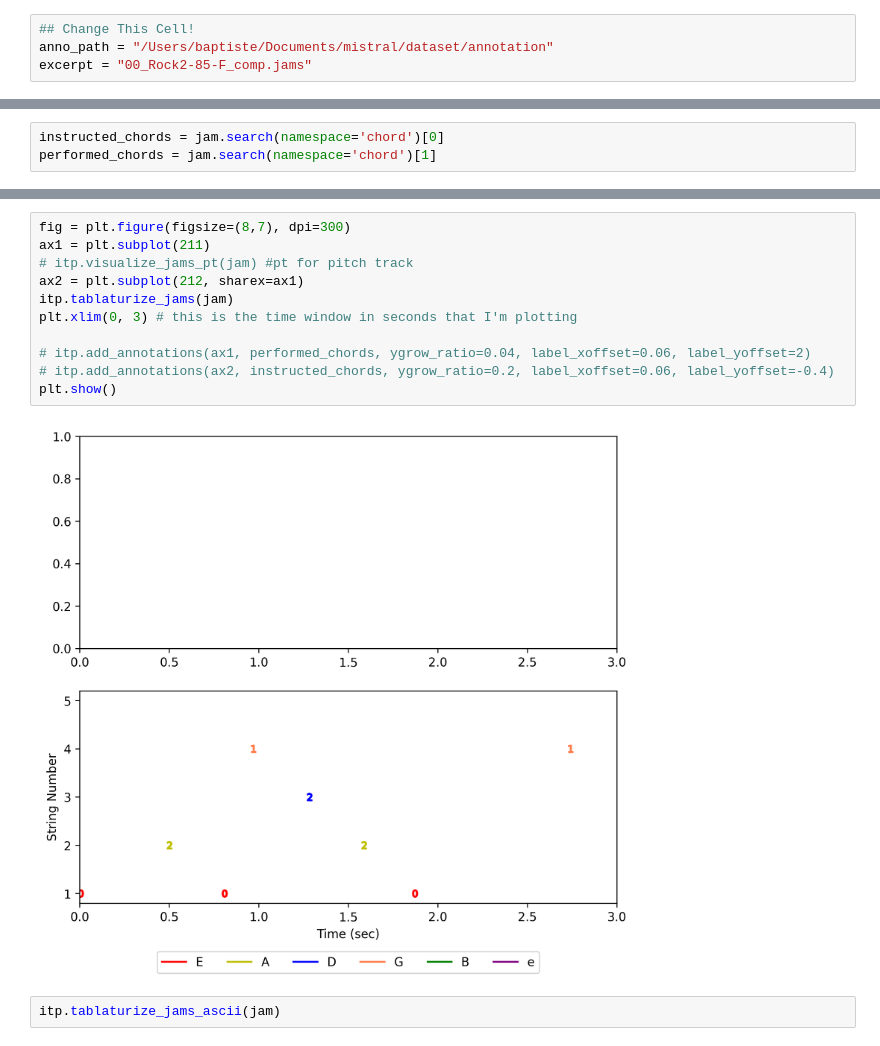
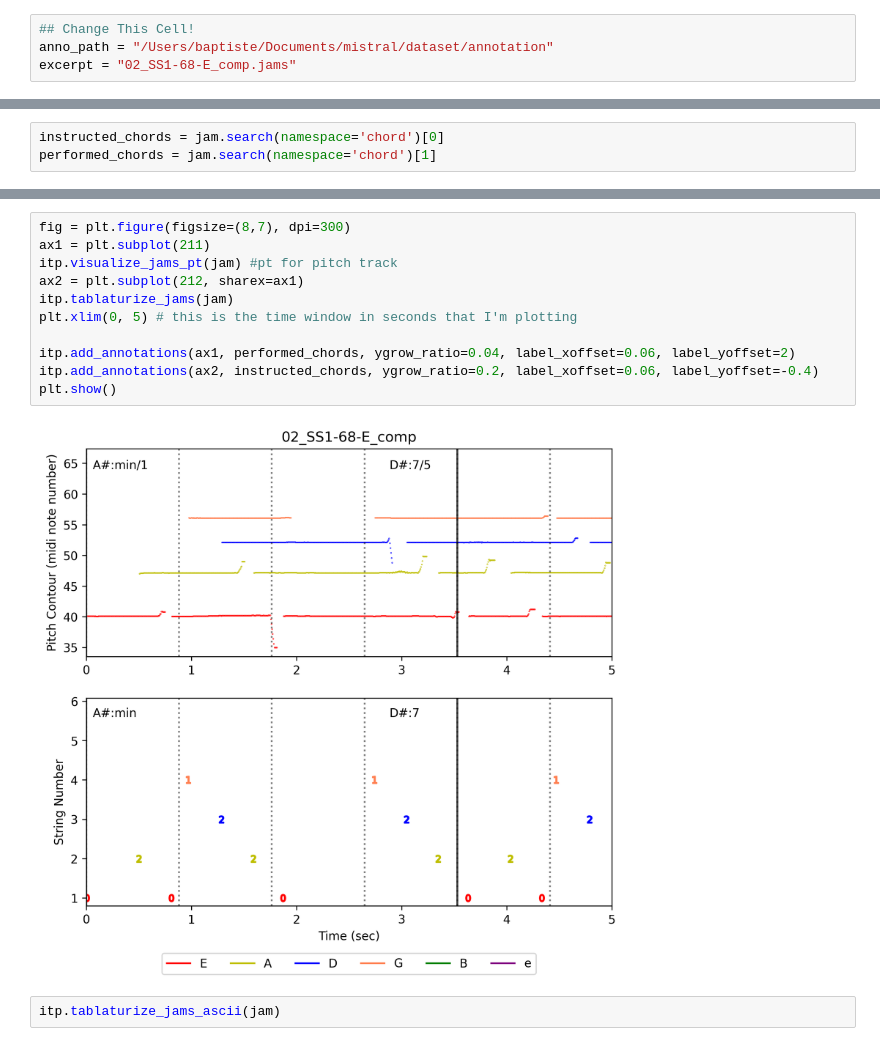
Before and after one commit to baptiste-aubertin/AI_Xplorer-Mistral-guitar-tabs-generator, a Jupyter notebook: GuitarSet/visualize/plot_demo.ipynb, the cells around one changed output, grey strips where cells are left out. Cells and saved outputs as stored; diff of their text form.

```diff
--- a/GuitarSet/visualize/plot_demo.ipynb
+++ b/GuitarSet/visualize/plot_demo.ipynb
@@ -10,7 +10,7 @@ import interpreter as itp
 # %%
 ## Change This Cell!
 anno_path = "/Users/baptiste/Documents/mistral/dataset/annotation"
-excerpt = "00_Rock2-85-F_comp.jams"
+excerpt = "02_SS1-68-E_comp.jams"
 # %%
 jam = jams.load(os.path.join(anno_path, excerpt))
 # %%
@@ -288,16 +320,16 @@ performed_chords = jam.search(namespace='chord')[1]
 # %%
 fig = plt.figure(figsize=(8,7), dpi=300)
 ax1 = plt.subplot(211)
-# itp.visualize_jams_pt(jam) #pt for pitch track
+itp.visualize_jams_pt(jam) #pt for pitch track
 ax2 = plt.subplot(212, sharex=ax1)
 itp.tablaturize_jams(jam)
-plt.xlim(0, 3) # this is the time window in seconds that I'm plotting
+plt.xlim(0, 5) # this is the time window in seconds that I'm plotting
 
-# itp.add_annotations(ax1, performed_chords, ygrow_ratio=0.04, label_xoffset=0.06, label_yoffset=2)
-# itp.add_annotations(ax2, instructed_chords, ygrow_ratio=0.2, label_xoffset=0.06, label_yoffset=-0.4)
+itp.add_annotations(ax1, performed_chords, ygrow_ratio=0.04, label_xoffset=0.06, label_yoffset=2)
+itp.add_annotations(ax2, instructed_chords, ygrow_ratio=0.2, label_xoffset=0.06, label_yoffset=-0.4)
 plt.show()
 # %% [output]
-[figure, old version]
+[figure, new version]
 # %%
 itp.tablaturize_jams_ascii(jam)
 # %% [output]
```
Also changed, not shown: parts of 3 cells of this notebook, 7 other files.
